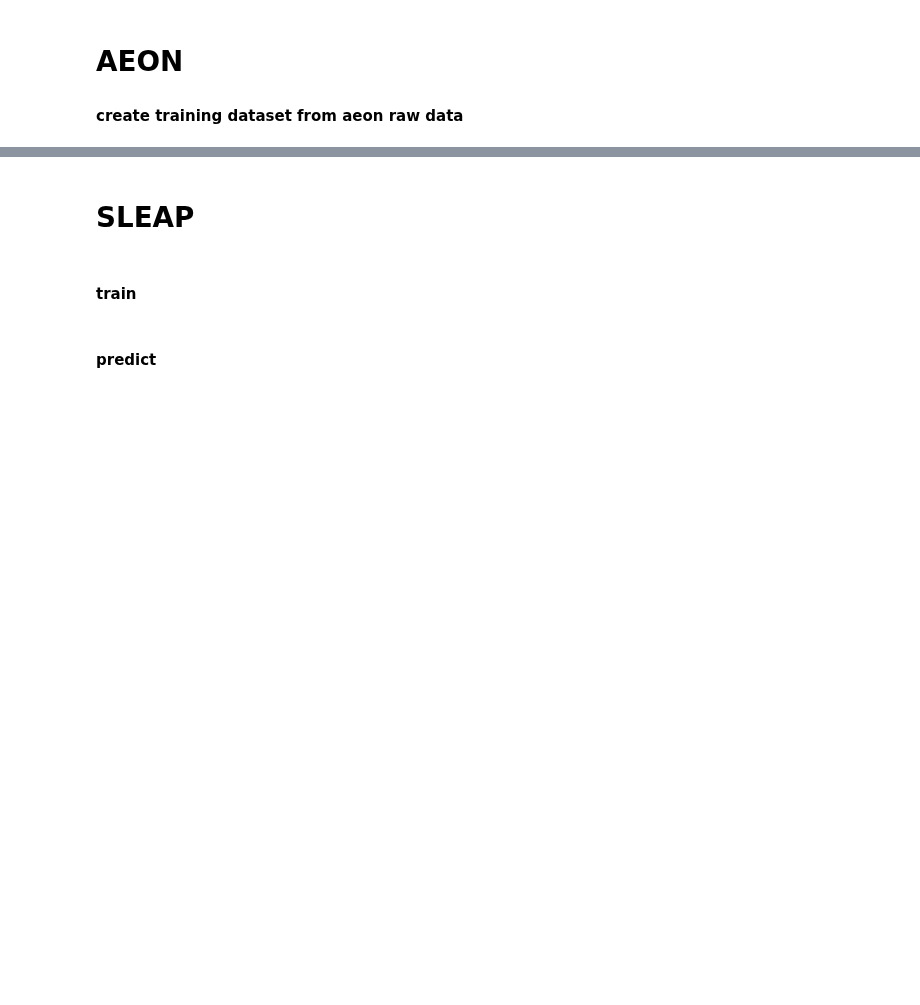
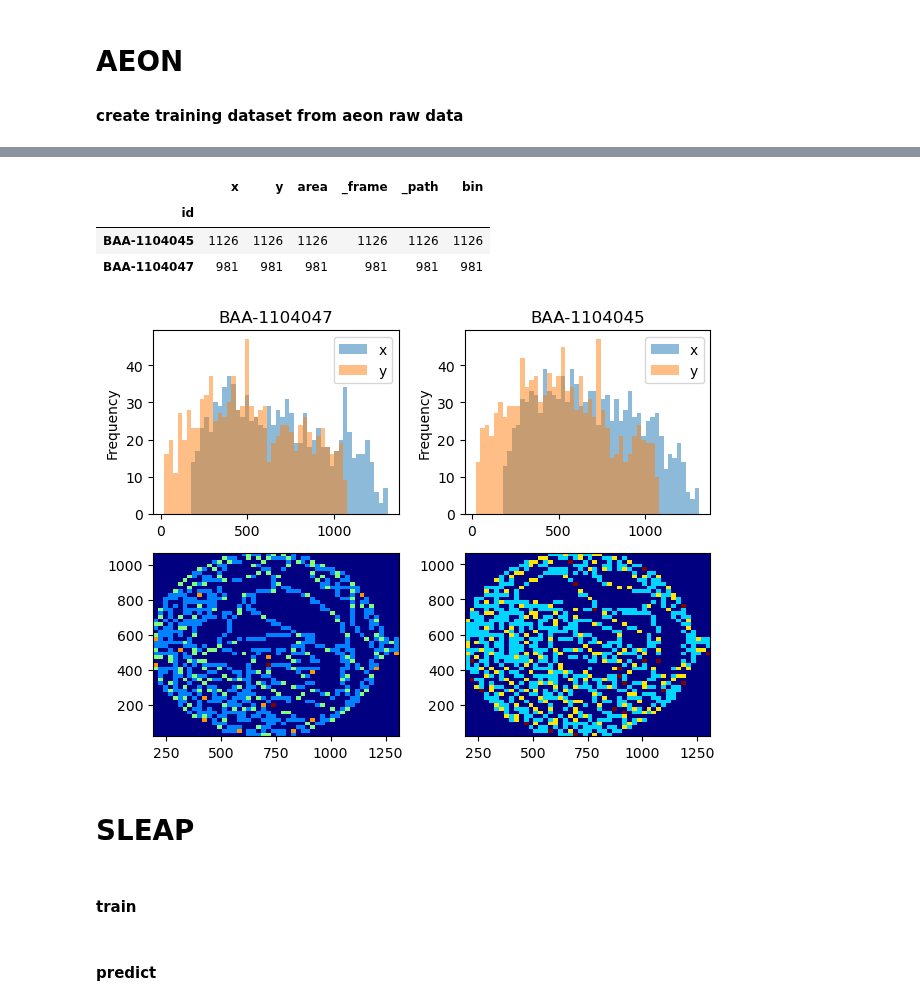
Before and after one commit to SainsburyWellcomeCentre/aeon_scratchpad, a Jupyter notebook: aeon_analysis/social/aeon_sleap.ipynb, the cells around one changed output, grey strips where cells are left out. Saved outputs shown, nothing was run; the diff lists cells and outputs as text; code cells hidden in the pictures; blank space fills up the shorter version.

Commit message:
Ruffen aeon_sleap.ipynb

```diff
--- a/aeon_analysis/social/aeon_sleap.ipynb
+++ b/aeon_analysis/social/aeon_sleap.ipynb
@@ -644,8 +695,14 @@ aeon_api.load(
 )
 # %%
 # extract single + multi-animal frames as a single csv
-all_subj_data = create_session_dataset(aeon4_social_dev_b5350ff2)
-all_subj_data.to_csv(f'{aeon4_social_dev_b5350ff2["session"]}.csv')
+all_subj_data = create_session_dataset(aeon3_social_dev_b5350ff2)
+all_subj_data.to_csv(f'{aeon3_social_dev_b5350ff2["session"]}.csv')
 all_subj_data.groupby(["id"]).count()
+# %% [output]
+|  | x | y | area | _frame | _path | bin |
+| id |  |  |  |  |  |  |
+| BAA-1104045 | 1126 | 1126 | 1126 | 1126 | 1126 | 1126 |
+| BAA-1104047 | 981 | 981 | 981 | 981 | 981 | 981 |
+[figure, added]
 # %%
 # create fully labelled datasets for SLEAP model validation
```
Also changed, not shown: parts of 22 cells of this notebook.
